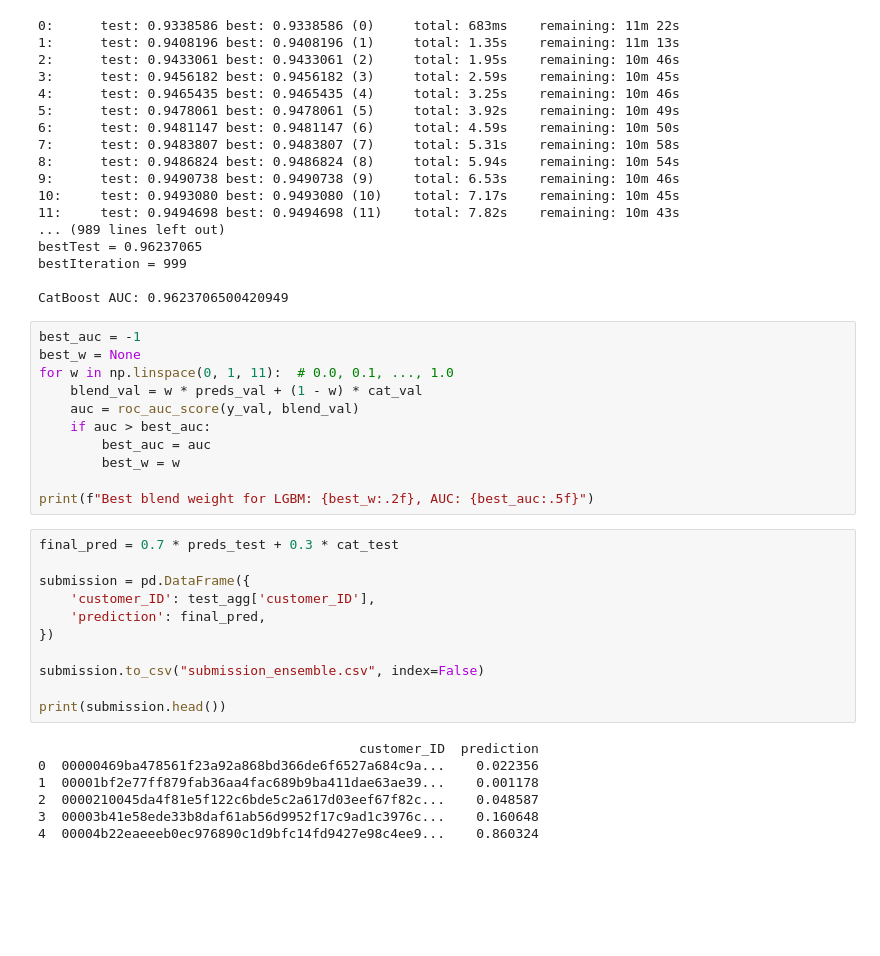
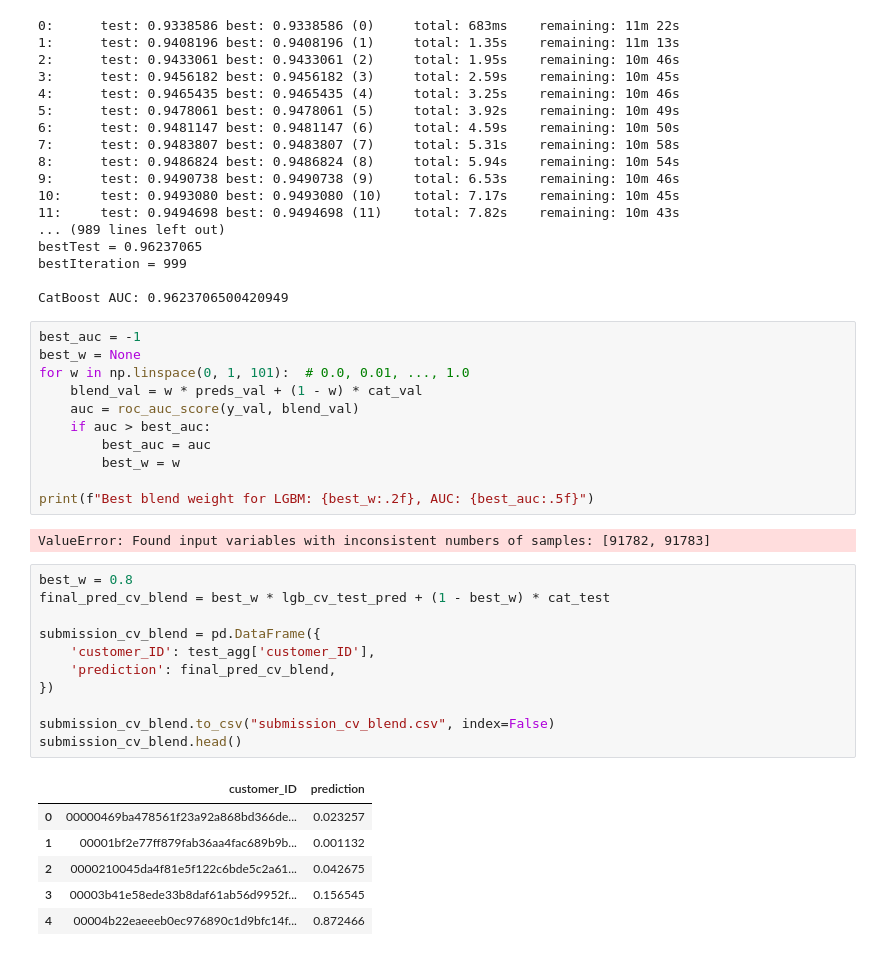
Before and after one commit to Javier2417/SC4000-Kaggle-Project-American-Express, a Jupyter notebook: YuTeng/notebook.ipynb, the cells around one changed output. Drawn from its saved outputs; the diff is of its cells as text; blank space fills up the shorter version.

```diff
--- a/YuTeng/notebook.ipynb
+++ b/YuTeng/notebook.ipynb
@@ -503,7 +604,7 @@ CatBoost AUC: 0.9623706500420949
 # %%
 best_auc = -1
 best_w = None
-for w in np.linspace(0, 1, 11):  # 0.0, 0.1, ..., 1.0
+for w in np.linspace(0, 1, 101):  # 0.0, 0.01, ..., 1.0
     blend_val = w * preds_val + (1 - w) * cat_val
     auc = roc_auc_score(y_val, blend_val)
     if auc > best_auc:
@@ -511,24 +612,26 @@ for w in np.linspace(0, 1, 11):  # 0.0, 0.1, ..., 1.0
         best_w = w
 
 print(f"Best blend weight for LGBM: {best_w:.2f}, AUC: {best_auc:.5f}")
+# %% [output]
+ValueError: Found input variables with inconsistent numbers of samples: [91782, 91783]
-# %%
-final_pred = 0.7 * preds_test + 0.3 * cat_test
-
-submission = pd.DataFrame({
-    'customer_ID': test_agg['customer_ID'],
-    'prediction': final_pred,
-})
-
-submission.to_csv("submission_ensemble.csv", index=False)
-
-print(submission.head())
-# %% [output]
-                                         customer_ID  prediction
-0  00000469ba478561f23a92a868bd366de6f6527a684c9a...    0.022356
-1  00001bf2e77ff879fab36aa4fac689b9ba411dae63ae39...    0.001178
-2  0000210045da4f81e5f122c6bde5c2a617d03eef67f82c...    0.048587
-3  00003b41e58ede33b8daf61ab56d9952f17c9ad1c3976c...    0.160648
-4  00004b22eaeeeb0ec976890c1d9bfc14fd9427e98c4ee9...    0.860324
+# %%
+best_w = 0.8
+final_pred_cv_blend = best_w * lgb_cv_test_pred + (1 - best_w) * cat_test
+
+submission_cv_blend = pd.DataFrame({
+    'customer_ID': test_agg['customer_ID'],
+    'prediction': final_pred_cv_blend,
+})
+
+submission_cv_blend.to_csv("submission_cv_blend.csv", index=False)
+submission_cv_blend.head()
+# %% [output]
+|  | customer_ID | prediction |
+| 0 | 00000469ba478561f23a92a868bd366de... | 0.023257 |
+| 1 | 00001bf2e77ff879fab36aa4fac689b9b... | 0.001132 |
+| 2 | 0000210045da4f81e5f122c6bde5c2a61... | 0.042675 |
+| 3 | 00003b41e58ede33b8daf61ab56d9952f... | 0.156545 |
+| 4 | 00004b22eaeeeb0ec976890c1d9bfc14f... | 0.872466 |
 # %% [markdown]
 Initial setup:
 - Aggregations: mean, std, last
```
Also changed, not shown: parts of 4 cells of this notebook.
